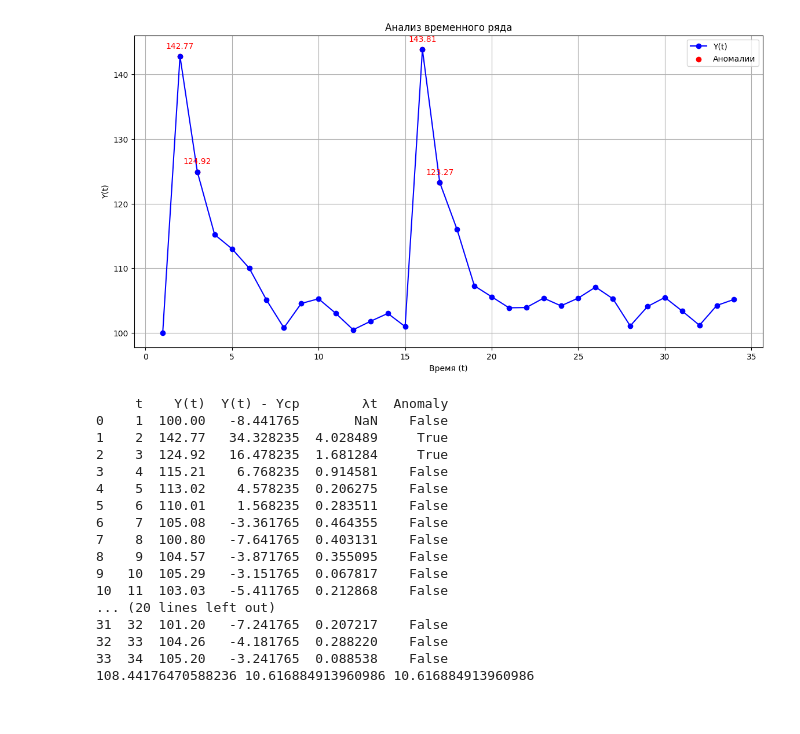
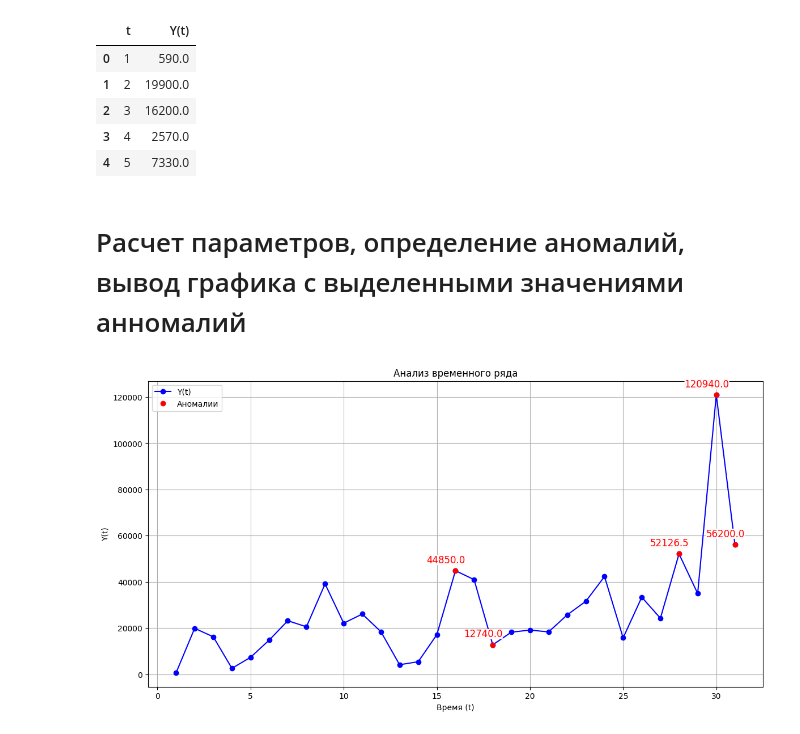
Before and after one commit to EugeneTheWatchman/decision-making-methods, a Jupyter notebook: 4.1.1 Выявление аномальных наблюдений.ipynb, the cells around one changed output. Saved outputs shown, nothing was run; the diff lists cells and outputs as text; code cells hidden in the pictures.

Commit message:
Все работы 4.* с данными Королёва, самих данных нет

```diff
--- a/4.1.1 Выявление аномальных наблюдений.ipynb
+++ b/4.1.1 Выявление аномальных наблюдений.ipynb
@@ -1,21 +11,28 @@
+# %%
+if 'Название ККТ' in data.columns:
+    # выберем данные с одной точки
+    data = data[data['Название ККТ'] == 'ТРЦ "Фокус"']
+    # выберем только данные прихода
+    data = data[data['Тип операции'] == 'Приход']
+    data['t'] = data['Дата и время'].apply(lambda x: x.day)
+
+    data.drop(columns=['Тип операции', 'Наличными', 'Безналичными', 'Название ККТ', 'Дата и время'], inplace=True)
+    data.rename(columns = {
+        'Сумма': 'Y(t)'
+    }, inplace=True)
+df = data.groupby(['t']).sum()
+df.reset_index(inplace=True)
+df.head()
+# %% [output]
+|  | t | Y(t) |
+| 0 | 1 | 590.0 |
+| 1 | 2 | 19900.0 |
+| 2 | 3 | 16200.0 |
+| 3 | 4 | 2570.0 |
+| 4 | 5 | 7330.0 |
+# %% [markdown]
+# Расчет параметров, определение аномалий, вывод графика с выделенными значениями анномалий
 # %%
-import pandas as pd
-import numpy as np
-import matplotlib.pyplot as plt
-
-
-
-# Определение данных временного ряда
-data = {
-    "t": list(range(1, 35)), # Временной индекс t
-    "Y(t)": [100, 142.77, 124.92, 115.21, 113.02, 110.01, 105.08, 100.8, 104.57, 105.29, 103.03, 100.5,
-             101.81, 103.03, 101, 143.81, 123.27, 116, 107.3, 105.6, 103.9, 103.94, 105.4, 104.2,
-             105.4, 107.1, 105.3, 101.1, 104.1, 105.5, 103.4, 101.2, 104.26, 105.2]
-}
-
-# Создание DataFrame
-df = pd.DataFrame(data)
-
 mean_y = df['Y(t)'].mean()
 std_dev = df['Y(t)'].std(ddof=1)  # Using Bessel's correction with ddof=1
 
@@ -35,58 +52,40 @@ df['λt'] = df['Y(t)'].diff().abs() / std_dev
 
 df['Anomaly'] = df['λt'] > lambda_alpha
 
 
 # Построение графика с указанием аномалий и значений этих аномалий
 
 plt.figure(figsize=(14, 7))
 # Отрисовка основной линии временного ряда
 plt.plot(df['t'], df['Y(t)'], marker='o', linestyle='-', color='blue', label='Y(t)')
 
 # Выделение аномалий
 for index, row in df[df['Anomaly']].iterrows():
     plt.annotate(f"{row['Y(t)']}", # Текст аннотации - значение Y(t)
-                 (row['t'], row['Y(t)']), # Координаты точки, которую аннотируем
-                 textcoords="offset points", # Как интерпретировать координаты
-                 xytext=(0,10), # Смещение метки аннотации
-                 ha='center', # Горизонтальное выравнивание текста
-                 color='red') # Цвет текста
+                (row['t'], row['Y(t)']), # Координаты точки, которую аннотируем
+                textcoords="offset points", # Как интерпретировать координаты
+                xytext=(-12,10), # Смещение метки аннотации
+                ha='center', # Горизонтальное выравнивание текста
+                color='r',
+                fontsize = 12,
+                bbox=dict(boxstyle="round,pad=0",
+                      fc="snow", lw=0)) # Цвет текста
 
 # Обозначение аномалий красными точками
-plt.scatter(df[df['Anomaly']]['t'], df[df['Anomaly']]['Y(t)'], color='red', label='Аномалии')
+plt.plot(df[df['Anomaly']]['t'], df[df['Anomaly']]['Y(t)'], 'or', label='Аномалии')
 
 # Добавление заголовка и подписей осей
 plt.title('Анализ временного ряда')
 plt.xlabel('Время (t)')
 plt.ylabel('Y(t)')
 plt.grid(True)
 plt.legend()
 
 # Отображение графика с аномалиями
 plt.show()
 
 sum_squared_diff = ((df['Y(t)'] - mean_y)**2).sum()
 variance_y = sum_squared_diff / (df['t'].count() - 1)
 std_dev_y = np.sqrt(variance_y)
-
-
-print(df)
-print(mean_y, std_dev, std_dev_y)
 # %% [output]
-[figure, old version]
+[figure, new version]
-     t    Y(t)  Y(t) - Yср        λt  Anomaly
-0    1  100.00   -8.441765       NaN    False
-1    2  142.77   34.328235  4.028489     True
-2    3  124.92   16.478235  1.681284     True
-3    4  115.21    6.768235  0.914581    False
-4    5  113.02    4.578235  0.206275    False
-5    6  110.01    1.568235  0.283511    False
-6    7  105.08   -3.361765  0.464355    False
-7    8  100.80   -7.641765  0.403131    False
-8    9  104.57   -3.871765  0.355095    False
-9   10  105.29   -3.151765  0.067817    False
-10  11  103.03   -5.411765  0.212868    False
-... (20 lines left out)
-31  32  101.20   -7.241765  0.207217    False
-32  33  104.26   -4.181765  0.288220    False
-33  34  105.20   -3.241765  0.088538    False
-108.44176470588236 10.616884913960986 10.616884913960986
```
Also changed, not shown: parts of 5 cells of this notebook, 3 other files.
